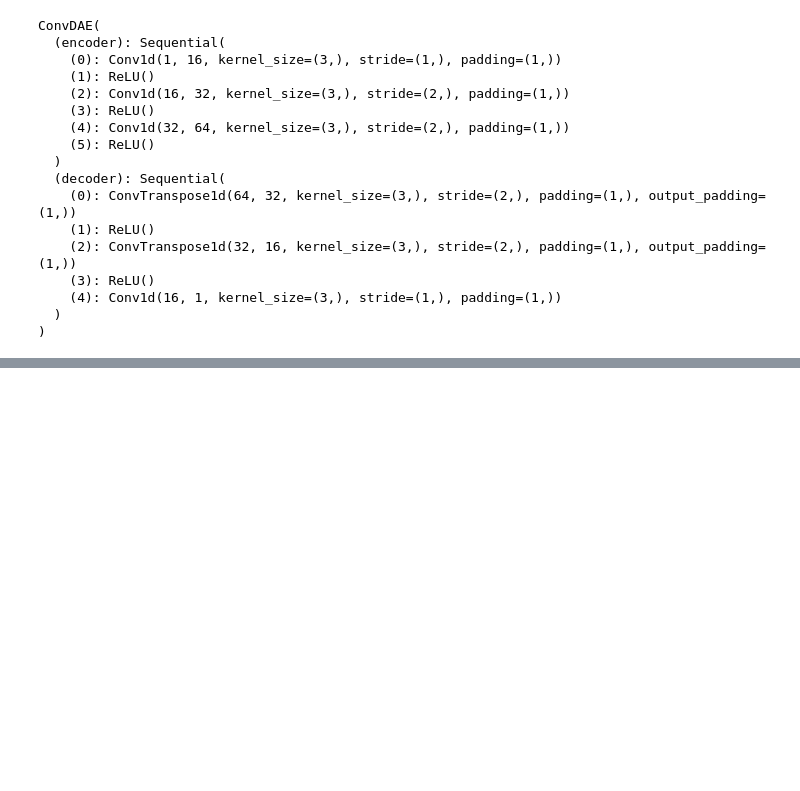
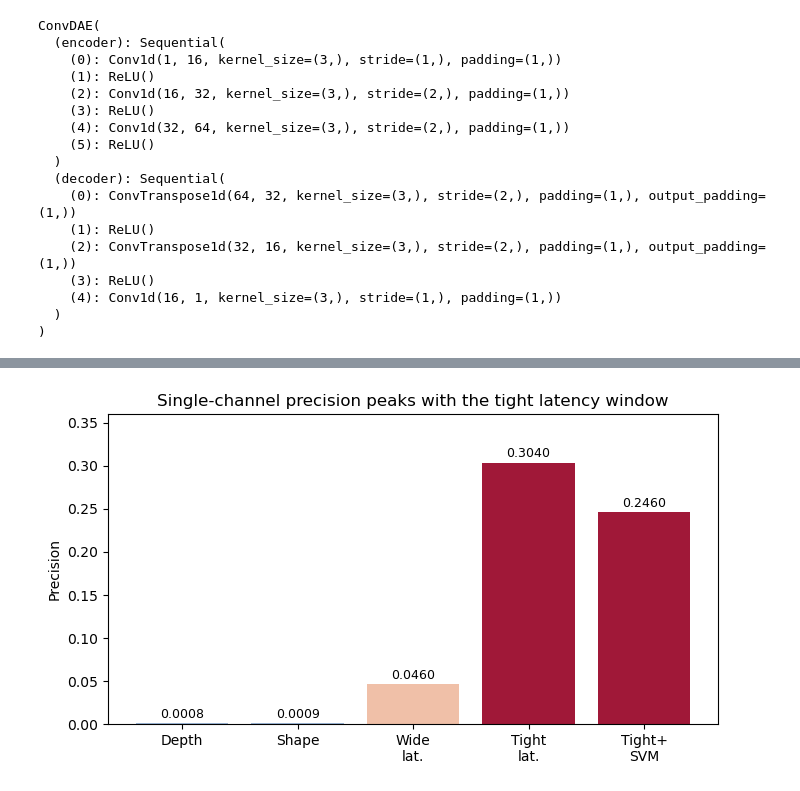
Before and after one commit to Razan-88/Decoding_Chronic_Pain, a Jupyter notebook: notebooks/05_real_data_pipeline.ipynb, the cells around one changed output, grey strips where cells are left out. Cells and saved outputs as stored; diff of their text form; code cells hidden in the pictures; blank space fills up the shorter version.

```diff
--- a/notebooks/05_real_data_pipeline.ipynb
+++ b/notebooks/05_real_data_pipeline.ipynb
@@ -815,0 +826,30 @@ F1        0.231
+# %%
+# Denoise each candidate snippet with conv AE, then run the same SVM
+conv_model = model
+conv_model.eval()
+noise_scale = np.median(np.abs(ch19)) / 0.6745
+denoised_snippets = np.zeros_like(tight_snippets)
+with torch.no_grad():
+    for i, snippet in enumerate(tight_snippets):
+        x = torch.tensor(snippet / noise_scale, dtype=torch.float32).view(1, 1, 60)
+        denoised_snippets[i] = conv_model(x).view(-1).numpy() * noise_scale
+print("denoised snippets:", denoised_snippets.shape)
+
+cross_val = StratifiedKFold(n_splits=5, shuffle=True, random_state=42)
+predictions = np.zeros(len(tight_labels_kept), dtype=int)
+for train_idx, test_idx in cross_val.split(denoised_snippets, tight_labels_kept):
+    scaler = StandardScaler().fit(denoised_snippets[train_idx])
+    classifier = SVC(kernel='rbf', class_weight='balanced', random_state=42)
+    classifier.fit(scaler.transform(denoised_snippets[train_idx]), tight_labels_kept[train_idx])
+    predictions[test_idx] = classifier.predict(scaler.transform(denoised_snippets[test_idx]))
+
+true_positive  = ((predictions == 1) & (tight_labels_kept == 1)).sum()
+false_positive = ((predictions == 1) & (tight_labels_kept == 0)).sum()
+false_negative = ((predictions == 0) & (tight_labels_kept == 1)).sum()
+true_negative  = ((predictions == 0) & (tight_labels_kept == 0)).sum()
+
+print(f"TP {true_positive}  FP {false_positive}  FN {false_negative}  TN {true_negative}")
+print(f"accuracy {(true_positive + true_negative) / len(tight_labels_kept):.3f}")
+print(f"precision {precision_score(tight_labels_kept, predictions):.3f}")
+print(f"recall {recall_score(tight_labels_kept, predictions):.3f}")
+print(f"F1 {f1_score(tight_labels_kept, predictions, average='macro'):.3f}")
@@ -1013,0 +1284,15 @@ for k in [1.5, 2, 2.5, 3, 4]:
+# %%
+methods = ["Depth","Shape","Wide\nlat.","Tight\nlat.","Tight+\nSVM"]
+prec = [0.0008, 0.0009, 0.046, 0.304, 0.246]
+
+fig, ax = plt.subplots(figsize=(7,4))
+b = ax.bar(methods, prec, color=["#9db8d8","#9db8d8","#f0c0a8","#a01838","#a01838"])
+for bar, p in zip(b, prec):
+    ax.text(bar.get_x()+bar.get_width()/2, p+0.006, f"{p:.4f}", ha="center", fontsize=9)
+ax.set_ylabel("Precision"); ax.set_ylim(0, 0.36)
+ax.set_title("Single-channel precision peaks with the tight latency window")
+plt.tight_layout()
+plt.savefig("figures/precision_progression.png", dpi=150)
+plt.show()
+# %% [output]
+[figure, added]
```
Also changed, not shown: parts of 45 cells of this notebook, 1 other file.
